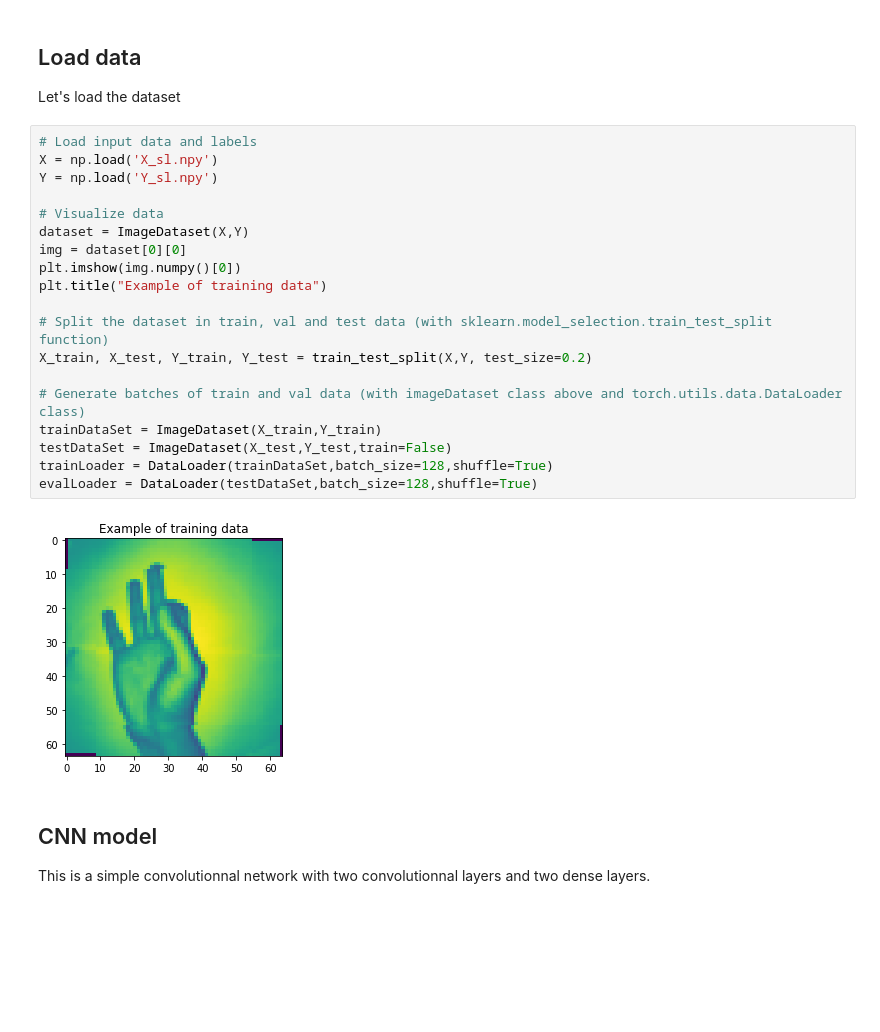
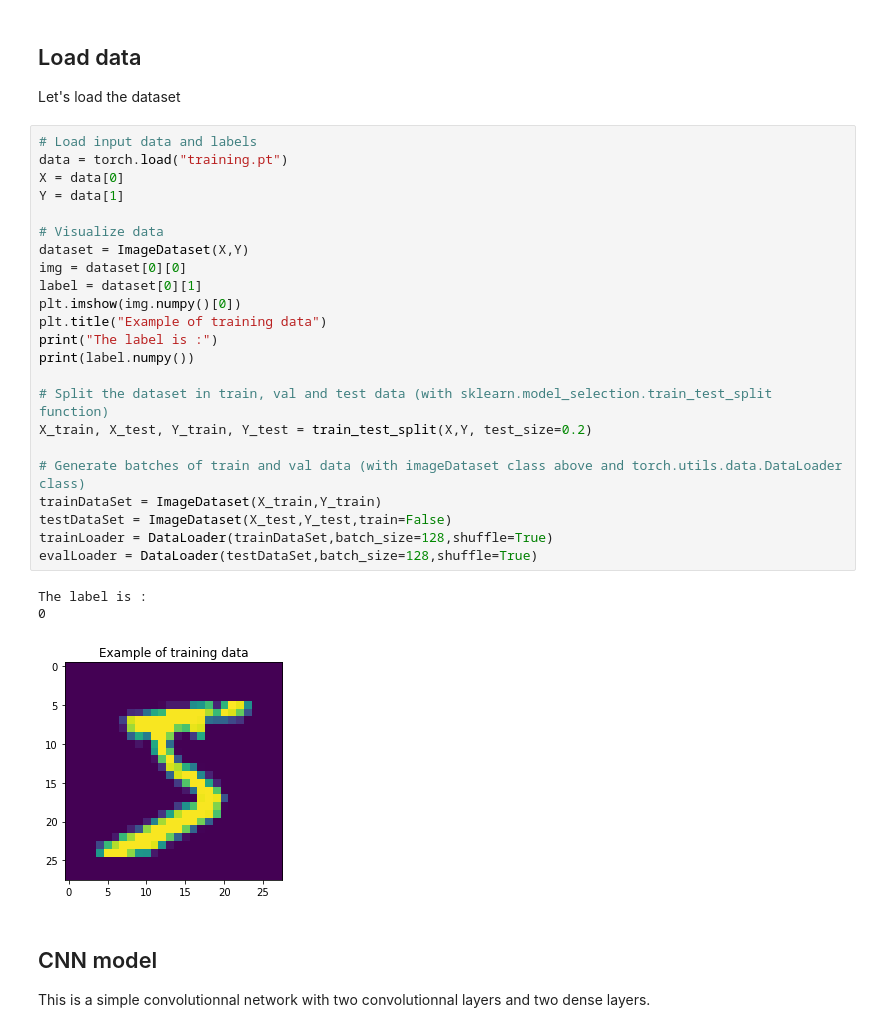
Before and after one commit to cdebeunne/uncertainties_CNN, a Jupyter notebook: Variance_signlanguage.ipynb, the cells around one changed output. Drawn from its saved outputs; the diff is of its cells as text; blank space fills up the shorter version.

```diff
--- a/Variance_signlanguage.ipynb
+++ b/Variance_signlanguage.ipynb
@@ -23,25 +23,31 @@ torch.manual_seed(123)
 Let's load the dataset
 # %%
 # Load input data and labels
-X = np.load('X_sl.npy')
-Y = np.load('Y_sl.npy')
+data = torch.load("training.pt")
+X = data[0]
+Y = data[1]
 
 # Visualize data
 dataset = ImageDataset(X,Y)
 img = dataset[0][0]
+label = dataset[0][1]
 plt.imshow(img.numpy()[0])
 plt.title("Example of training data")
+print("The label is :")
+print(label.numpy())
 
 # Split the dataset in train, val and test data (with sklearn.model_selection.train_test_split function)
 X_train, X_test, Y_train, Y_test = train_test_split(X,Y, test_size=0.2)
 
 # Generate batches of train and val data (with imageDataset class above and torch.utils.data.DataLoader class)
 trainDataSet = ImageDataset(X_train,Y_train)
 testDataSet = ImageDataset(X_test,Y_test,train=False)
 trainLoader = DataLoader(trainDataSet,batch_size=128,shuffle=True)
 evalLoader = DataLoader(testDataSet,batch_size=128,shuffle=True)
 # %% [output]
+The label is :
+0
-[figure, old version]
+[figure, new version]
 # %% [markdown]
 ## CNN model
 This is a simple convolutionnal network with two convolutionnal layers and two dense layers.
```
Also changed, not shown: parts of 2 cells of this notebook, 6 other files.
